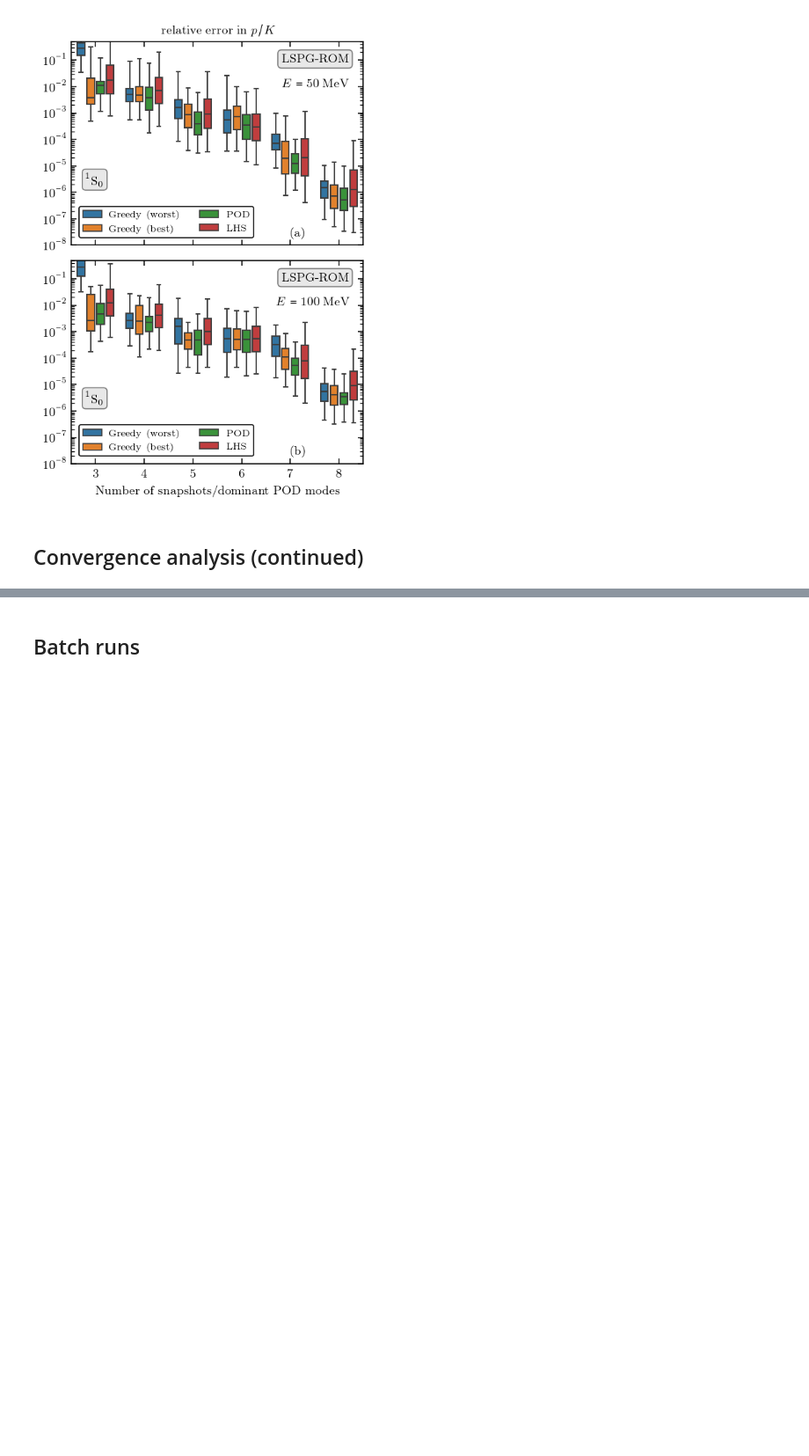
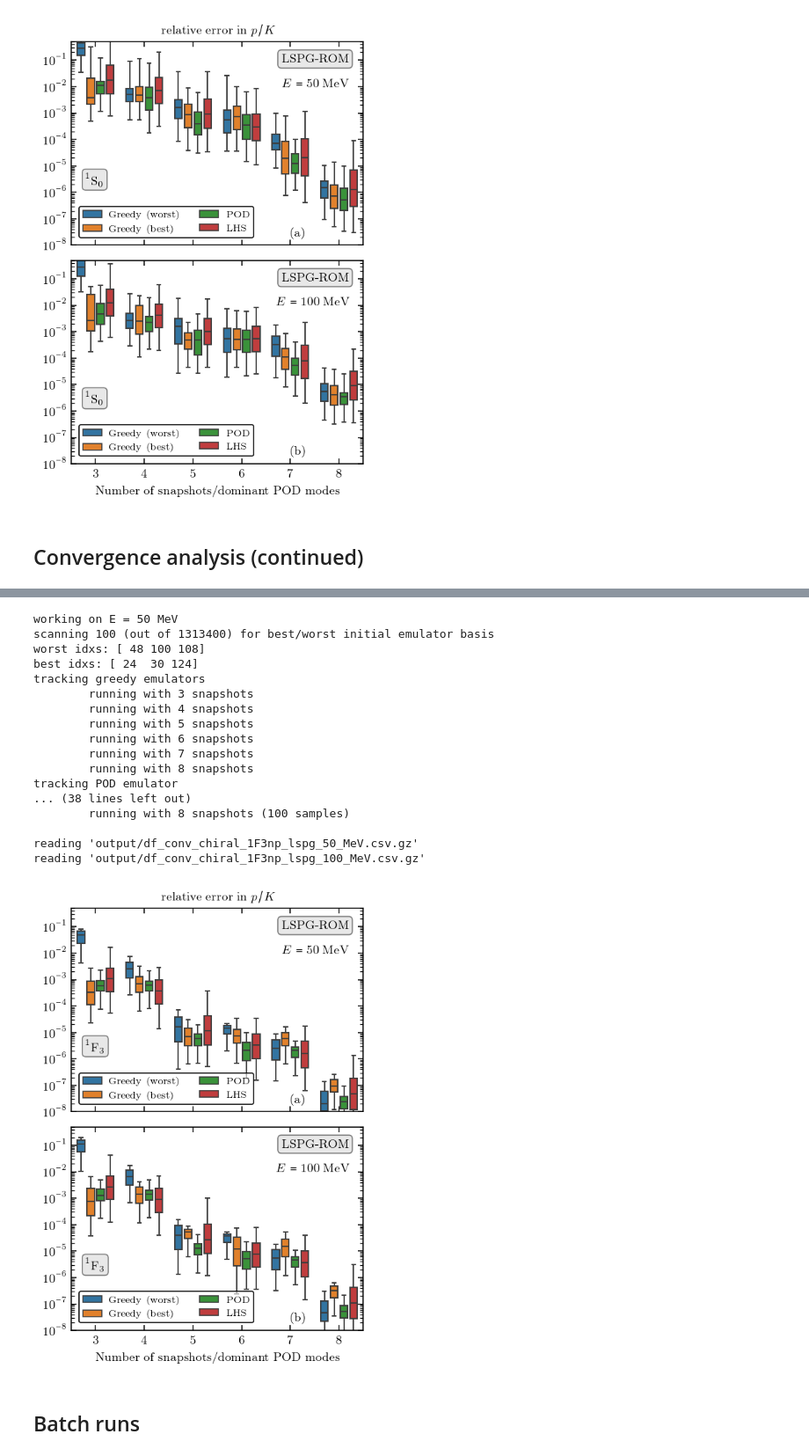
Before and after one commit to buqeye/cs_greedy_emulator, a Jupyter notebook: chiral.ipynb, the cells around one changed output, grey strips where cells are left out. Shown: that part at 88% size. Saved outputs shown, nothing was run; the diff lists cells and outputs as text; code cells hidden in the pictures; blank space fills up the shorter version.

```diff
--- a/chiral.ipynb
+++ b/chiral.ipynb
@@ -520,3 +608,67 @@ convergenceFig(E_MeV_arr, emulator_type,
+# %%
+from constants import hbarc, cm
+channel = Channel(as_str="1F3np")
+potentialArgs = {"label": "chiral", "potId": 213}
+potential = Potential(channel, **potentialArgs)
+seed = 124294784
+np.random.seed(seed)
+percent_variation = 50
+var_ranges = {leclbl: percent_variation for leclbl in ("CS", "CT", "C1", "C2",
+                                                       "C3", "C4", "C5", "C6", "C7")}
+param_samples = {
+    "training": potential.getLecsSample(var_ranges, n=200, seed=seed),
+    "validation": potential.getLecsSample(var_ranges, n=10000, seed=seed)
+}
+
+from figures import convergenceAnalysis, convergenceFig
+import seaborn as sns
+import pandas as pd
+from os.path import isfile
+
+use_prestored = False
+E_MeV_arr = (50, 100)
+emulator_type = "lspg"
+
+for E_MeV in E_MeV_arr:
+    df = pd.DataFrame()
+    print(f"working on E = {E_MeV} MeV")
+    output_file = f"output/df_conv_chiral_{channel.spectNotation}_{emulator_type}_{E_MeV}_MeV.csv.gz"
+    if use_prestored and isfile(output_file):
+        print(f"\tusing '{output_file}'")
+        continue
+    res = convergenceAnalysis(param_samples, E_MeV=E_MeV,
+                              potential_lbl="chiral",
+                              channel_lbl=channel.spectNotation,
+                              emulator_type=emulator_type,
+                              seed=123456, take_all=False)
+    df = res.track_greedy_emulators(df_out=df)
+    df = res.track_POD_emulator(df_out=df)
+    df = res.track_LHS_emulator(df_out=df)
+    df.to_csv(output_file, index=False)
+    print("")
+
+emulator_type = "lspg"
+convergenceFig(E_MeV_arr, emulator_type,
+               potential_lbl="chiral", channel=channel)
+# %% [output]
+working on E = 50 MeV
+scanning 100 (out of 1313400) for best/worst initial emulator basis
+worst idxs: [ 48 100 108]
+best idxs: [ 24  30 124]
+tracking greedy emulators
+        running with 3 snapshots
+        running with 4 snapshots
+        running with 5 snapshots
+        running with 6 snapshots
+        running with 7 snapshots
+        running with 8 snapshots
+tracking POD emulator
+... (38 lines left out)
+        running with 8 snapshots (100 samples)
+
+reading 'output/df_conv_chiral_1F3np_lspg_50_MeV.csv.gz'
+reading 'output/df_conv_chiral_1F3np_lspg_100_MeV.csv.gz'
+[figure, added]
 # %% [markdown]
 ## Batch runs
 # %%
```
Also changed, not shown: parts of 8 cells of this notebook.
